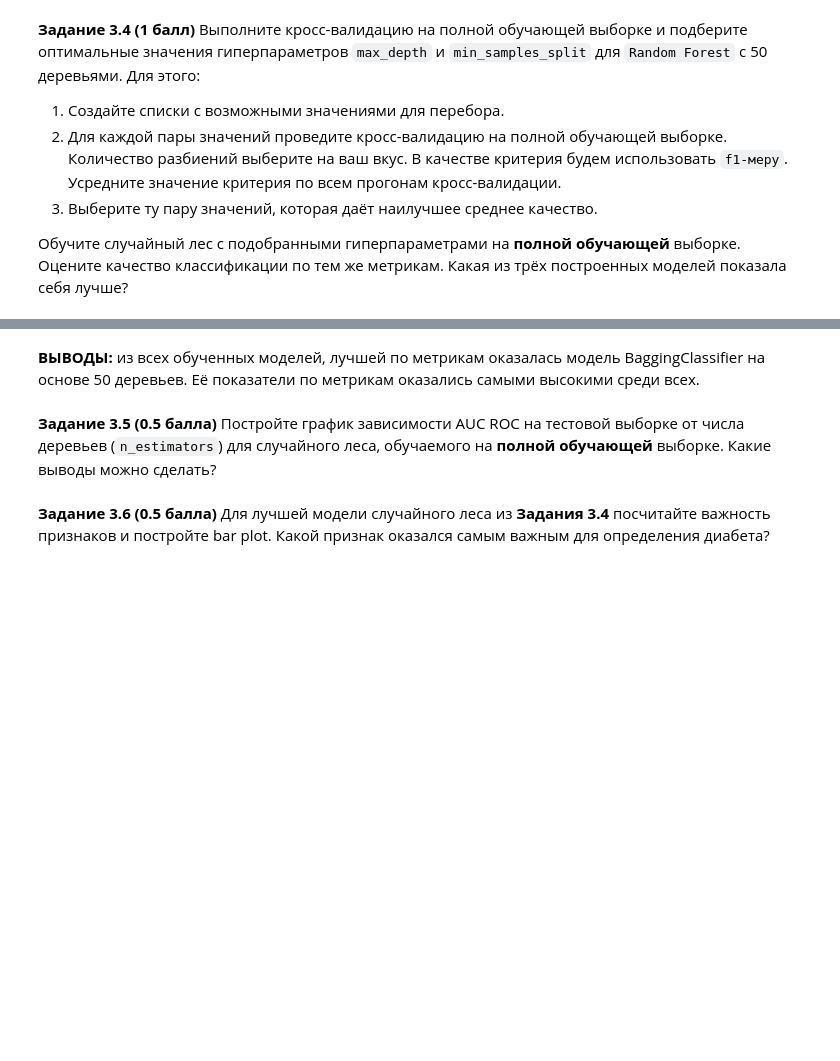
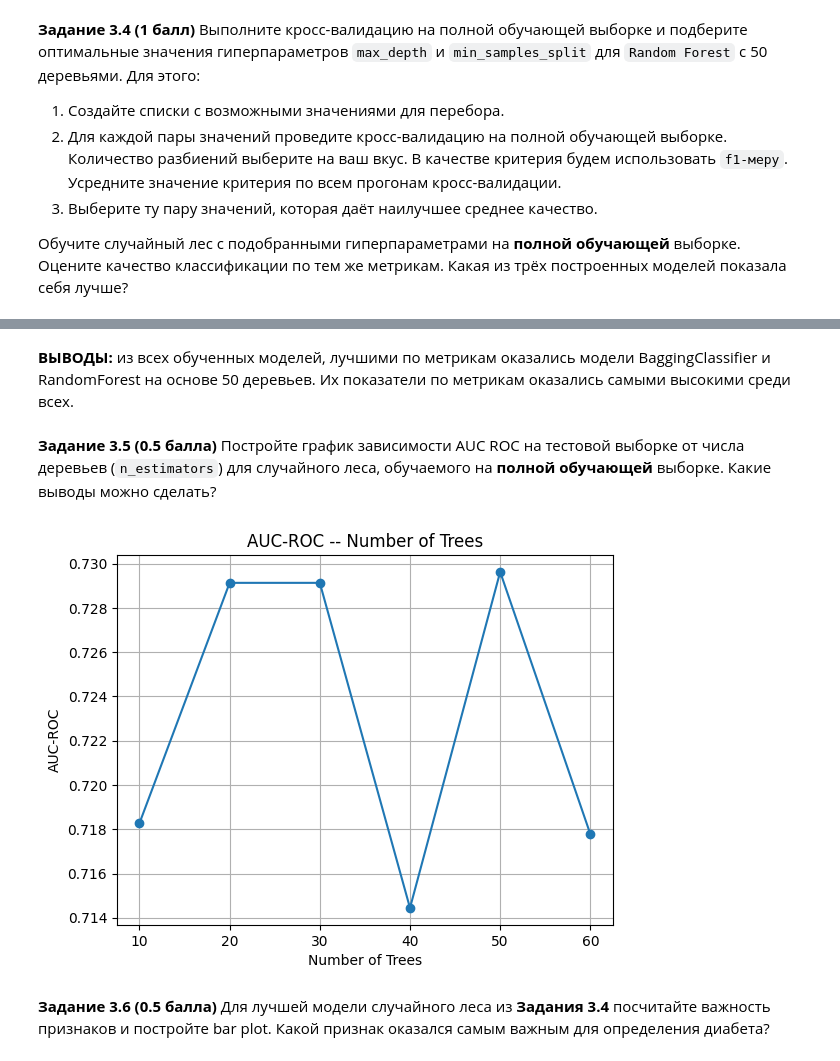
Before and after one commit to lapshinaaa/homework_machineLearning, a Jupyter notebook: hw07_trees_rf.ipynb, the cells around one changed output, grey strips where cells are left out. Cells and saved outputs as stored; diff of their text form; code cells hidden in the pictures; blank space fills up the shorter version.

```diff
--- a/hw07_trees_rf.ipynb
+++ b/hw07_trees_rf.ipynb
@@ -843,4 +843,4 @@ AUC ROC: 0.7291358024691358
 # %% [markdown]
-**ВЫВОДЫ:** из всех обученных моделей, лучшей по метрикам оказалась модель BaggingClassifier на основе 50 деревьев. Её показатели по метрикам оказались самыми высокими среди всех.
+**ВЫВОДЫ:** из всех обученных моделей, лучшими по метрикам оказались модели BaggingClassifier и RandomForest на основе 50 деревьев. Их показатели по метрикам оказались самыми высокими среди всех.
 # %% [markdown]
 **Задание 3.5 (0.5 балла)** Постройте график зависимости AUC ROC на тестовой выборке от числа деревьев (`n_estimators`) для случайного леса, обучаемого на **полной обучающей** выборке. Какие выводы можно сделать?
@@ -849,2 +847,28 @@ AUC ROC: 0.7291358024691358
+# %%
+# creating lists to store parameters and results
+n_estimators_values = [10, 20, 30, 40, 50, 60]
+auc_roc_values = []
+
+# getting results
+for n_estimator in n_estimators_values:
+  model = RandomForestClassifier(n_estimators = n_estimator)
+  model.fit(X_train, y_train)
+  y_pred = model.predict(X_test)
+  auc_roc_values.append(roc_auc_score(y_test, y_pred))
+
+# plotting the graph
+plt.plot(n_estimators_values, auc_roc_values, marker='o')
+plt.xlabel('Number of Trees')
+plt.ylabel('AUC-ROC')
+plt.title('AUC-ROC -- Number of Trees')
+plt.grid(True)
+plt.show()
+
+# ВЫВОДЫ: значение n_estimators=50 (50 деревьев) является оптимальным среди рассматриваемых,
+# судя по показателям AUC-ROC. Значения в 20 и 30 деревьев также показывают неплохие результаты.
+# В то же время, использование для обучения модлеи 10, 40 или 60 деревьев приведет к низким значениям
+# метрики AUC-ROC.
+# %% [output]
+[figure, added]
 # %% [markdown]
 **Задание 3.6 (0.5 балла)** Для лучшей модели случайного леса из **Задания 3.4** посчитайте важность признаков и постройте bar plot. Какой признак оказался самым важным для определения диабета?
```
Also changed, not shown: parts of 8 cells of this notebook.
